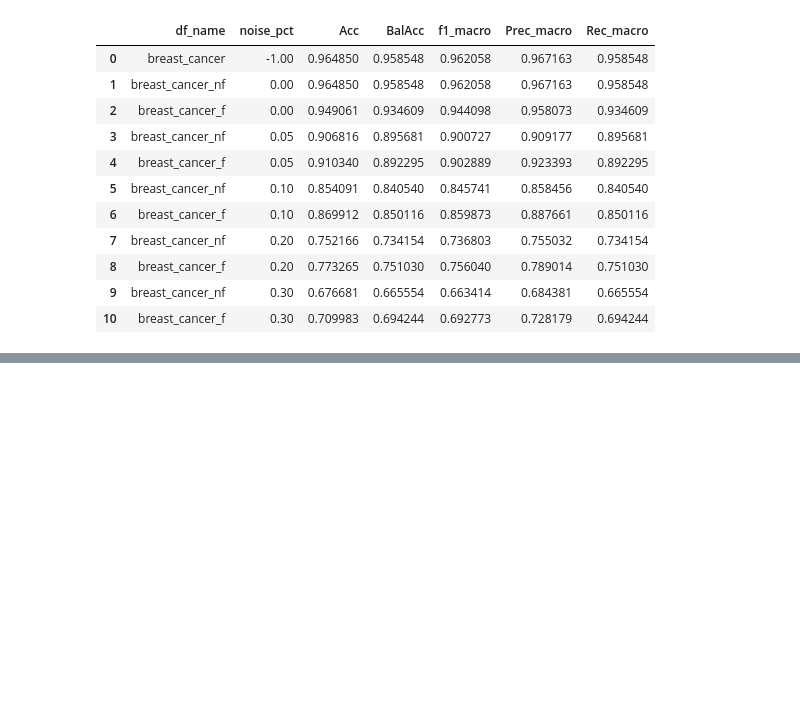
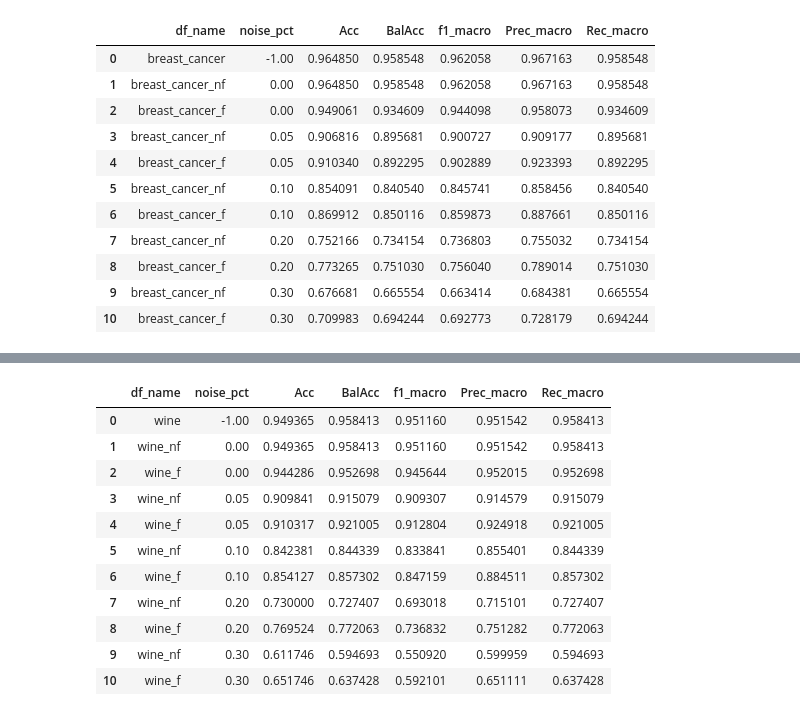
Before and after one commit to Juamp667/noislearn, a Jupyter notebook: testing.ipynb, the cells around one changed output, grey strips where cells are left out. Cells and saved outputs as stored; diff of their text form; code cells hidden in the pictures; blank space fills up the shorter version.

```diff
--- a/testing.ipynb
+++ b/testing.ipynb
@@ -410,0 +479,15 @@ pd.DataFrame(res["breast_cancer"])
+# %%
+pd.DataFrame(res["wine"])
+# %% [output]
+|  | df_name | noise_pct | Acc | BalAcc | f1_macro | Prec_macro | Rec_macro |
+| 0 | wine | -1.00 | 0.949365 | 0.958413 | 0.951160 | 0.951542 | 0.958413 |
+| 1 | wine_nf | 0.00 | 0.949365 | 0.958413 | 0.951160 | 0.951542 | 0.958413 |
+| 2 | wine_f | 0.00 | 0.944286 | 0.952698 | 0.945644 | 0.952015 | 0.952698 |
+| 3 | wine_nf | 0.05 | 0.909841 | 0.915079 | 0.909307 | 0.914579 | 0.915079 |
+| 4 | wine_f | 0.05 | 0.910317 | 0.921005 | 0.912804 | 0.924918 | 0.921005 |
+| 5 | wine_nf | 0.10 | 0.842381 | 0.844339 | 0.833841 | 0.855401 | 0.844339 |
+| 6 | wine_f | 0.10 | 0.854127 | 0.857302 | 0.847159 | 0.884511 | 0.857302 |
+| 7 | wine_nf | 0.20 | 0.730000 | 0.727407 | 0.693018 | 0.715101 | 0.727407 |
+| 8 | wine_f | 0.20 | 0.769524 | 0.772063 | 0.736832 | 0.751282 | 0.772063 |
+| 9 | wine_nf | 0.30 | 0.611746 | 0.594693 | 0.550920 | 0.599959 | 0.594693 |
+| 10 | wine_f | 0.30 | 0.651746 | 0.637428 | 0.592101 | 0.651111 | 0.637428 |
```
Also changed, not shown: parts of 11 cells of this notebook, 1 other file.
